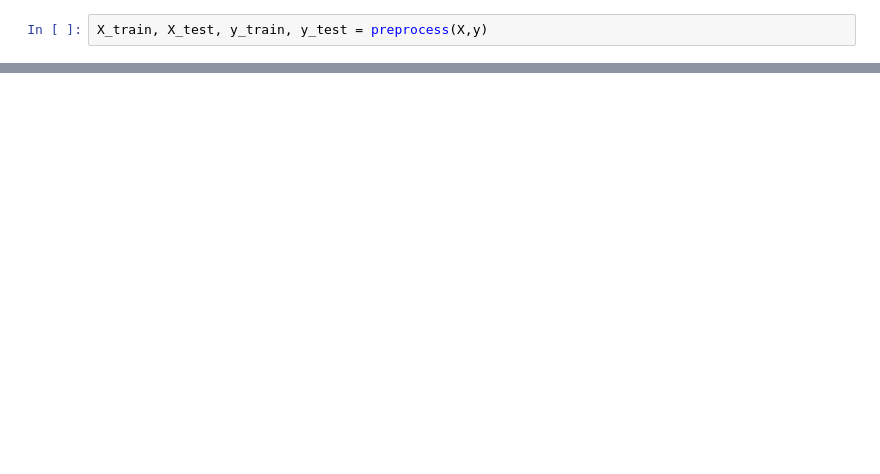
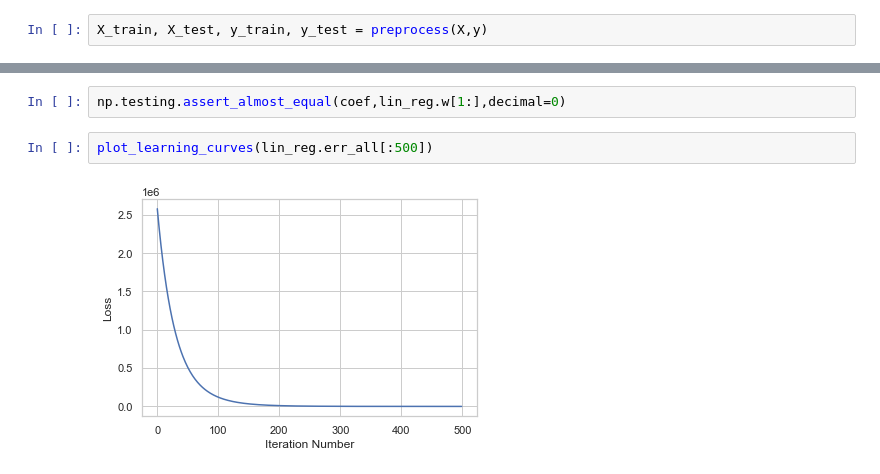
Before and after one commit to Pranav-Balakrishnan/Basic-Machine-Learning, a Jupyter notebook: Linear Regression.ipynb, the cells around one changed output, grey strips where cells are left out. Drawn from its saved outputs; the diff is of its cells as text; blank space fills up the shorter version.

```diff
--- a/Linear Regression.ipynb
+++ b/Linear Regression.ipynb
@@ -129,0 +189,6 @@ Iteration: 19500, loss: 3.41
+# %%
+np.testing.assert_almost_equal(coef,lin_reg.w[1:],decimal=0)
+# %%
+plot_learning_curves(lin_reg.err_all[:500])
+# %% [output]
+[figure, added]
```
Also changed, not shown: parts of 47 cells of this notebook.
